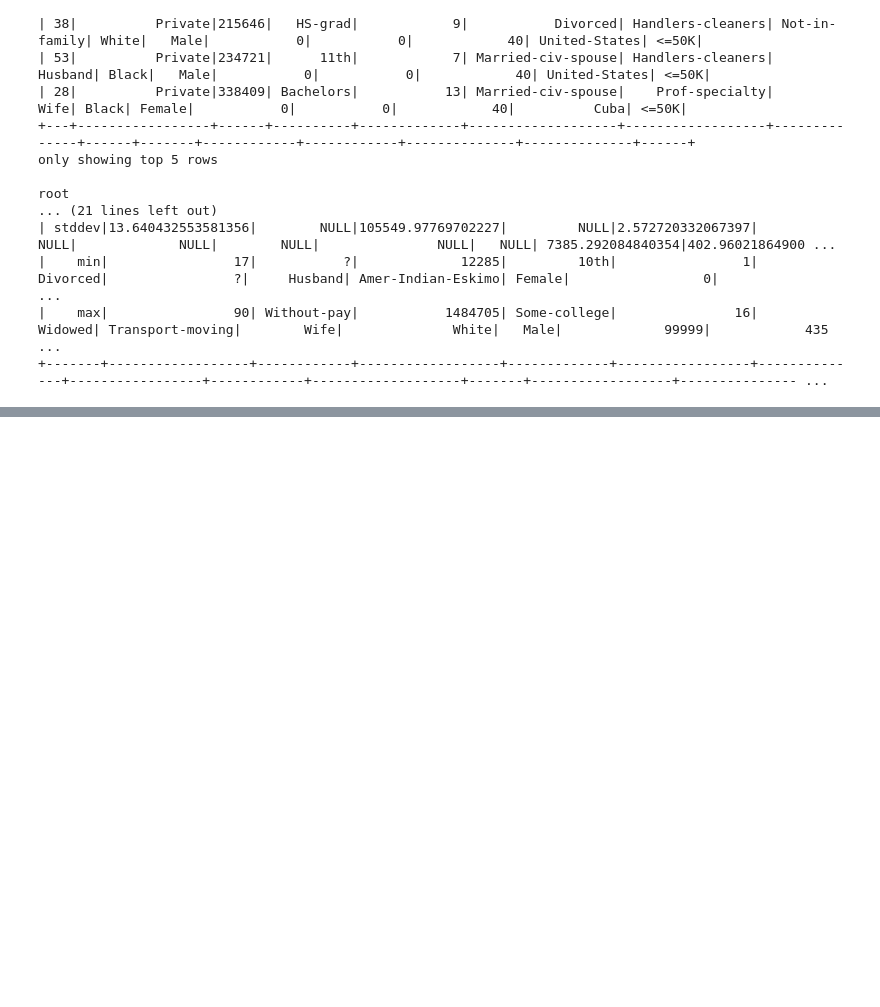
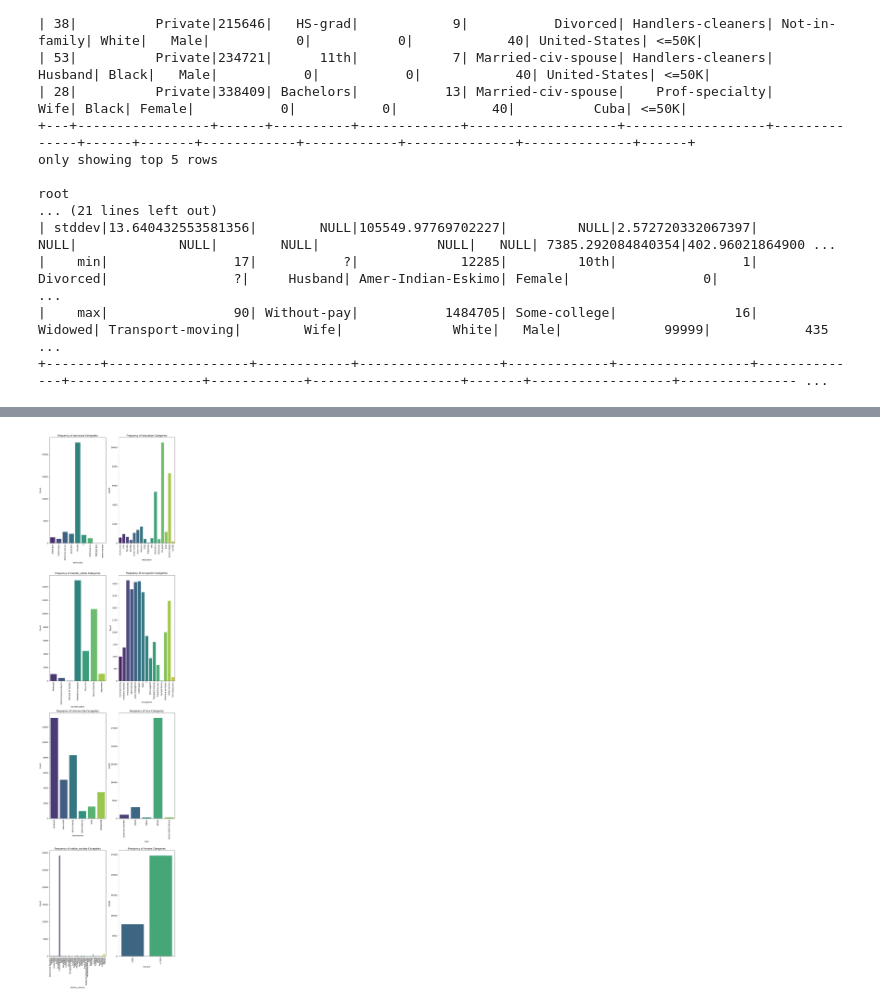
Before and after one commit to firarru/PySpark, a Jupyter notebook: Assesmen_CLO3_Kelompok_4.ipynb, the cells around one changed output, grey strips where cells are left out. Cells and saved outputs as stored; diff of their text form; code cells hidden in the pictures; blank space fills up the shorter version.

```diff
--- a/Assesmen_CLO3_Kelompok_4.ipynb
+++ b/Assesmen_CLO3_Kelompok_4.ipynb
@@ -20,6 +28,4 @@ data.to_csv("adult.data", index=False, header=False)
 # %%
-spark = SparkSession.builder.appName("Read Adult Data from URL").getOrCreate()
-
 # Membuat schema untuk dataset
 schema = StructType([
     StructField("age", IntegerType(), True),
@@ -40,7 +46,7 @@ schema = StructType([
 ])
 # %%
 # Membaca file adult.data
-df = spark.read.csv("adult.data", schema=schema, header=False)
+df = spark.read.csv("adult.data", schema=schema, header=False, inferSchema=True)
 
 df.show(5)
 df.printSchema()
@@ -69,0 +87,14 @@ AttributeError: 'DataFrame' object has no attribute 'shape'
+# %%
+df = df.filter(
+    ~(
+        col("age").isNull() |
+        (trim(col("workclass")) == " ?") |
+        col("workclass").isNull() |
+        (trim(col("education")) == " ?") |
+        col("education").isNull() |
+        # Tambahkan kolom lainnya sesuai kebutuhan
+        (trim(col("occupation")) == " ?") |
+        col("occupation").isNull()
+    )
+)
+df.count()
@@ -69,0 +144,36 @@ AttributeError: 'DataFrame' object has no attribute 'shape'
+# %%
+# Daftar kolom kategorik yang ingin dianalisis
+categorical_columns = ['workclass', 'education', 'marital_status', 'occupation', 'relationship', 'race', 'native_country', 'income']
+
+# Membagi kolom menjadi dua kelompok (sesuai jumlah subplot yang tersedia)
+group1 = categorical_columns[:4]  # Kolom pertama sampai keempat
+group2 = categorical_columns[4:]  # Kolom kelima sampai kedelapan
+
+# Membuat figure dan axes untuk 4 baris dan 2 kolom
+fig, axes = plt.subplots(4, 2, figsize=(10, 40))  # 4 baris, 2 kolom
+
+# Looping untuk kelompok pertama
+for i, column in enumerate(group1):
+    counts = df.groupBy(column).count()
+    counts_pd = counts.toPandas()
+    sns.barplot(x=column, y="count", data=counts_pd, ax=axes[i//2, i%2], hue=column, palette="viridis", legend=False)
+    axes[i//2, i%2].set_title(f"Frequency of {column} Categories")
+    axes[i//2, i%2].set_xlabel(column)
+    axes[i//2, i%2].set_ylabel("Count")
+    axes[i//2, i%2].tick_params(axis='x', rotation=90)
+
+# Looping untuk kelompok kedua
+for i, column in enumerate(group2):
+    counts = df.groupBy(column).count()
+    counts_pd = counts.toPandas()
+    sns.barplot(x=column, y="count", data=counts_pd, ax=axes[(i+4)//2, (i+4)%2], hue=column, palette="viridis", legend=False)
+    axes[(i+4)//2, (i+4)%2].set_title(f"Frequency of {column} Categories")
+    axes[(i+4)//2, (i+4)%2].set_xlabel(column)
+    axes[(i+4)//2, (i+4)%2].set_ylabel("Count")
+    axes[(i+4)//2, (i+4)%2].tick_params(axis='x', rotation=90)
+
+# Menampilkan grafik
+plt.tight_layout()
+plt.show()
+# %% [output]
+[figure, added]
```
Also changed, not shown: parts of 16 cells of this notebook.
